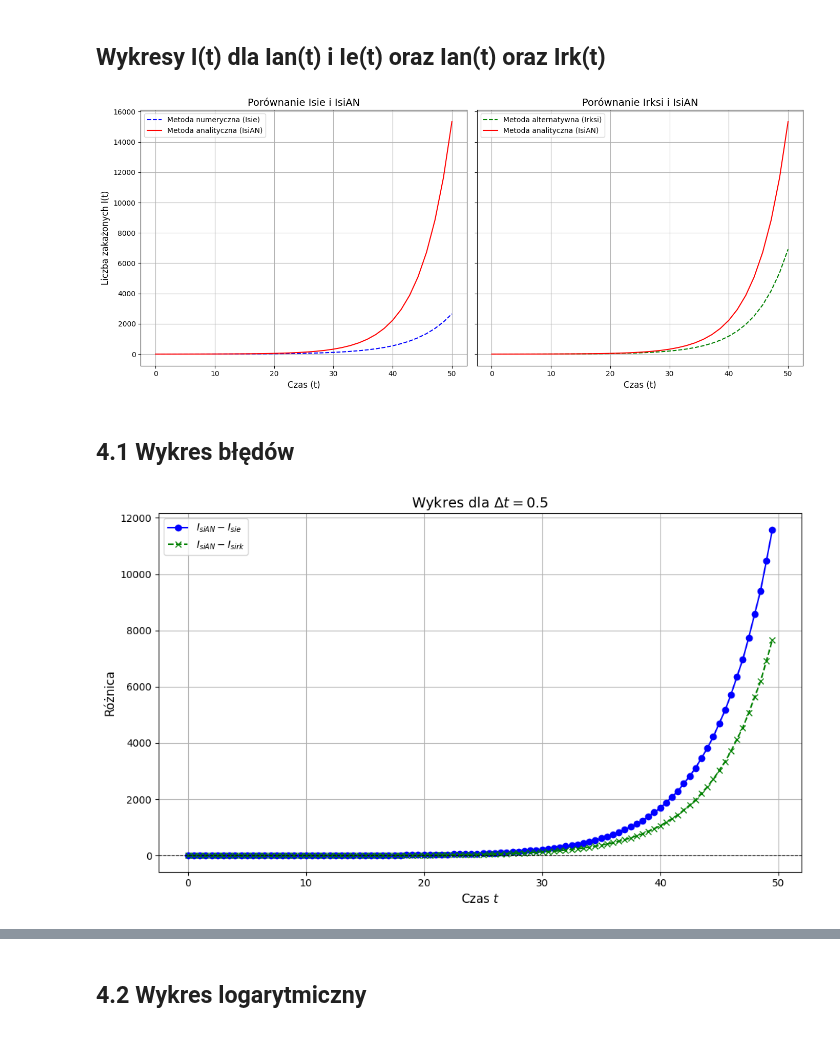
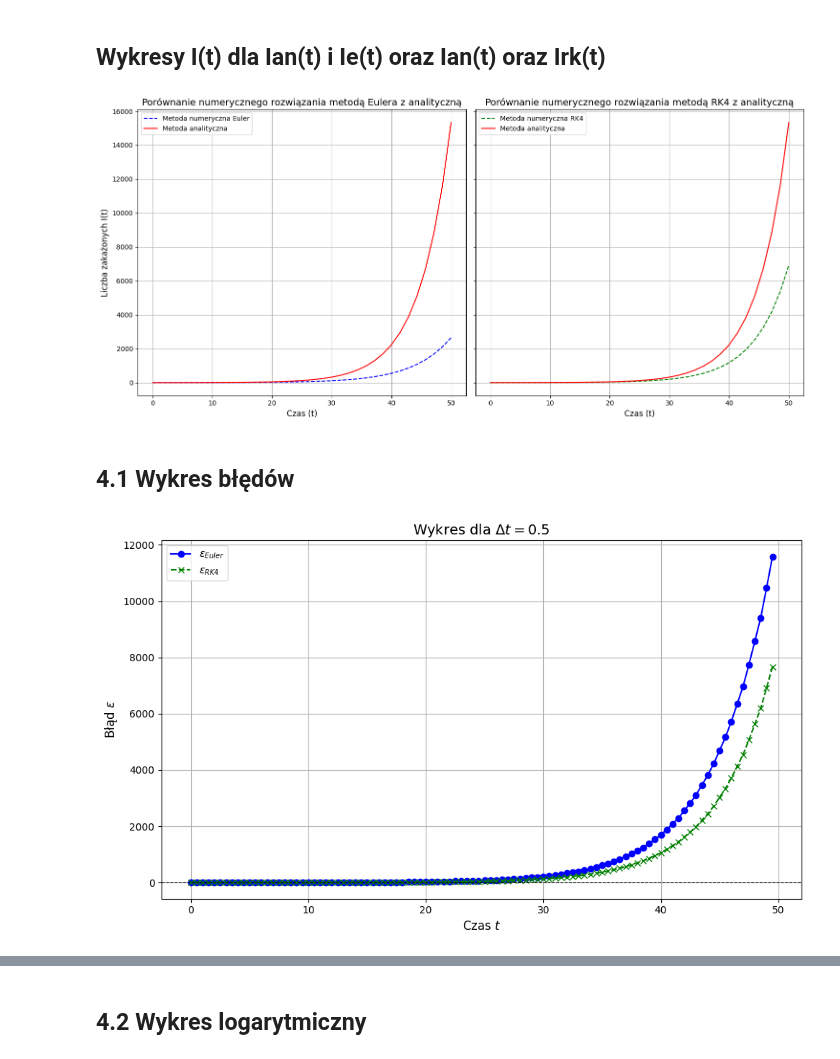
Before and after one commit to 277465/Modelowanie-Pandemii-Sars-cov-19, a Jupyter notebook: projekt.ipynb, the cells around one changed output, grey strips where cells are left out. Cells and saved outputs as stored; diff of their text form; code cells hidden in the pictures.

```diff
--- a/projekt.ipynb
+++ b/projekt.ipynb
@@ -259,28 +259,24 @@ import numpy as np
 from scipy.optimize import minimize
 
 # Dane wejściowe
-n = 37_900_000  # Populacja
-infected_data = [1, 1, 3, 6, 11, 17, 22, 31, 51, 68, 104, 125, 177, 238, 287, 355, 425, 536,
-                 634, 749, 901, 1051, 1221, 1389, 1638, 1862, 2055, 2311, 2554, 2946, 3383,
-                 3627, 4102, 4413, 4848, 5205]
-I0 = infected_data[0]  # Początkowa liczba zakażonych
-t = np.arange(len(infected_data))  # Czas w dniach
+n = 37_900_000
+infected_data = [1, 1, 3, 6, 11, 17, 22, 31, 51, 68, 104, 125, 177, 238, 287, 355, 425, 536, 634, 749, 901, 1051, 1221, 1389, 1638, 1862, 2055, 2311, 2554, 2946, 3383, 3627, 4102, 4413, 4848, 5205]
+I0 = infected_data[0]
+t = np.arange(len(infected_data))
 
-# Funkcja analityczna SI
+# Model SI
 def I_model(beta, t, I0, N):
     S0 = N - I0
     return (N * I0 * np.exp(beta * t)) / (S0 + I0 * np.exp(beta * t))
 
-# Funkcja błędu (MSE)
+# MSE
 def mse(beta):
-    I_simulated = I_model(beta, t, I0, n)  # Oblicz liczby zakażonych dla danego beta
+    I_simulated = I_model(beta, t, I0, n)
     return np.mean((np.array(I_simulated) - np.array(infected_data))**2)
 
-# Szukanie beta minimalizujące MSE
-result = minimize(mse, x0=0.3, bounds=[(0.2, 0.4)])  # Zakres beta od 0.2 do 0.4
+# Szukanie najlepszej bety
+result = minimize(mse, x0=0.3, bounds=[(0.2, 0.4)])
 best_beta_an = result.x[0]
-
-# Wyświetlenie najlepszego beta
 print(f"Najlepsza wartość beta: {best_beta_an:.4f}")
 # %% [output]
 Najlepsza wartość beta: 0.2527
@@ -778,78 +736,61 @@ gdzie:
 # %%
 import numpy as np
 import math
 import matplotlib.pyplot as plt
 
-# Przykładowy wektor czasu (dopasowany do długości danych)
-t = np.linspace(0, 50, len(Iesi))  # Zakładamy równomierny czas próbkowania
+t = np.linspace(0, 50, len(Iesi))
 
-# Tworzenie wykresu
-fig, axs = plt.subplots(1, 2, figsize=(14, 6), sharey=True)
+fig, axs = plt.subplots(1, 2, figsize=(15, 7), sharey=True)
 
-# Wykres 1: Porównanie Isie i IsiAN
-axs[0].plot(t, Iesi, label='Metoda numeryczna (Isie)', linestyle='--', color='blue')
-axs[0].plot(t, IsiAN, label='Metoda analityczna (IsiAN)', linestyle='-', color='red')
-axs[0].set_title('Porównanie Isie i IsiAN', fontsize=14)
+axs[0].plot(t, Iesi, label='Metoda numeryczna Euler', linestyle='--', color='blue')
+axs[0].plot(t, IsiAN, label='Metoda analityczna ', linestyle='-', color='red')
+axs[0].set_title('Porównanie numerycznego rozwiązania metodą Eulera z analityczną', fontsize=14)
 axs[0].set_xlabel('Czas (t)', fontsize=12)
 axs[0].set_ylabel('Liczba zakażonych I(t)', fontsize=12)
 axs[0].legend(fontsize=10)
 axs[0].grid(True)
 
-# Wykres 2: Porównanie Irksi i IsiAN
-axs[1].plot(t, Irksi, label='Metoda alternatywna (Irksi)', linestyle='--', color='green')
-axs[1].plot(t, IsiAN, label='Metoda analityczna (IsiAN)', linestyle='-', color='red')
-axs[1].set_title('Porównanie Irksi i IsiAN', fontsize=14)
+axs[1].plot(t, Irksi, label='Metoda numeryczna RK4', linestyle='--', color='green')
+axs[1].plot(t, IsiAN, label='Metoda analityczna ', linestyle='-', color='red')
+axs[1].set_title('Porównanie numerycznego rozwiązania metodą RK4 z analityczną', fontsize=14)
 axs[1].set_xlabel('Czas (t)', fontsize=12)
 axs[1].legend(fontsize=10)
 axs[1].grid(True)
 
-# Dostosowanie układu
 plt.tight_layout()
-
-# Wyświetlenie wykresów
 plt.show()
 # %% [output]
-[figure, old version]
+[figure, new version]
 # %% [markdown]
 ## 4.1 Wykres błędów
 # %%
 import numpy as np
 import matplotlib.pyplot as plt
 
-# Dane przykładowe
-delta_t = 0.5  # Wartość kroku czasowego
-T = 50  # Maksymalny czas symulacji
-
-# Wyniki analityczne i dane do testów (przykładowe)
+delta_t = 0.5
+T = 50
 t_high_res = np.linspace(0, T, 1000)
 IsiAN_high_res = np.interp(t_high_res, np.linspace(0, T, len(IsiAN)), IsiAN)
-
-
-# Punkty czasowe dla delta_t
 t_num = np.arange(0, T, delta_t)
 
-# Interpolacja wyników analitycznych w punktach numerycznych
 IsiAN_interp = np.interp(t_num, t_high_res, IsiAN_high_res)
-
-# Interpolacja wyników numerycznych dla Isie i Isirk
 Isie_interp = np.interp(t_num, np.linspace(0, T, len(Iesi)), Iesi)
 Isirk_interp = np.interp(t_num, np.linspace(0, T, len(Irksi)), Irksi)
 
-# Różnice w każdym punkcie
 diff_sie = IsiAN_interp - Isie_interp
 diff_sirk = IsiAN_interp - Isirk_interp
 
-# Tworzenie wykresu
+
 plt.figure(figsize=(10, 6))
-plt.plot(t_num, diff_sie, label='$I_{siAN} - I_{sie}$', marker='o', linestyle='-', color='blue')
-plt.plot(t_num, diff_sirk, label='$I_{siAN} - I_{sirk}$', marker='x', linestyle='--', color='green')
+plt.plot(t_num, diff_sie, label='$\epsilon_{Euler}$', marker='o', linestyle='-', color='blue')
+plt.plot(t_num, diff_sirk, label='$\epsilon_{RK4}$', marker='x', linestyle='--', color='green')
 plt.axhline(0, color='black', linestyle='--', linewidth=0.8)
 plt.title(f'Wykres dla $\Delta t = {delta_t}$', fontsize=14)
 plt.xlabel('Czas $t$', fontsize=12)
-plt.ylabel('Różnica', fontsize=12)
+plt.ylabel('Błąd $\epsilon$', fontsize=12)
 plt.grid(True)
 plt.legend(fontsize=10)
 plt.tight_layout()
 plt.show()
 # %% [output]
-[figure, old version]
+[figure, new version]
```
Also changed, not shown: parts of 6 cells of this notebook.
